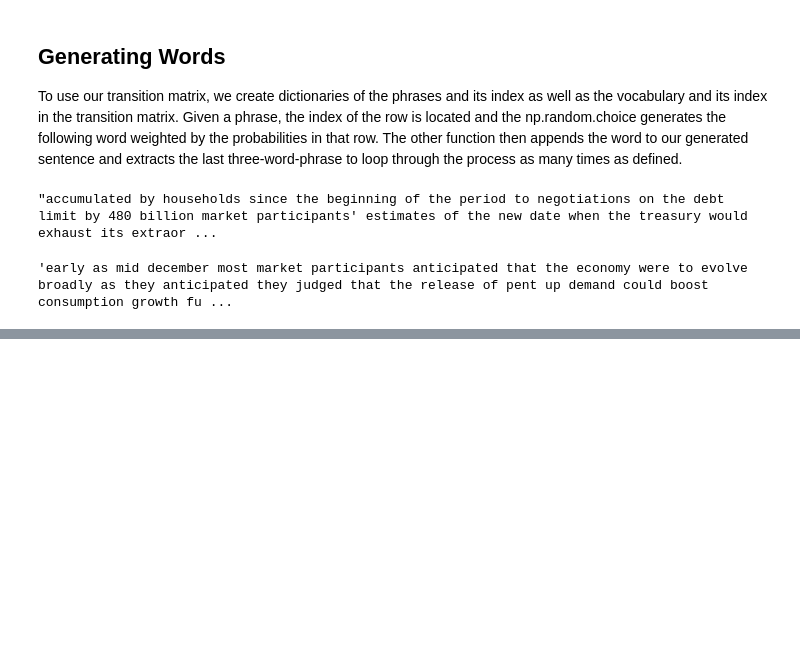
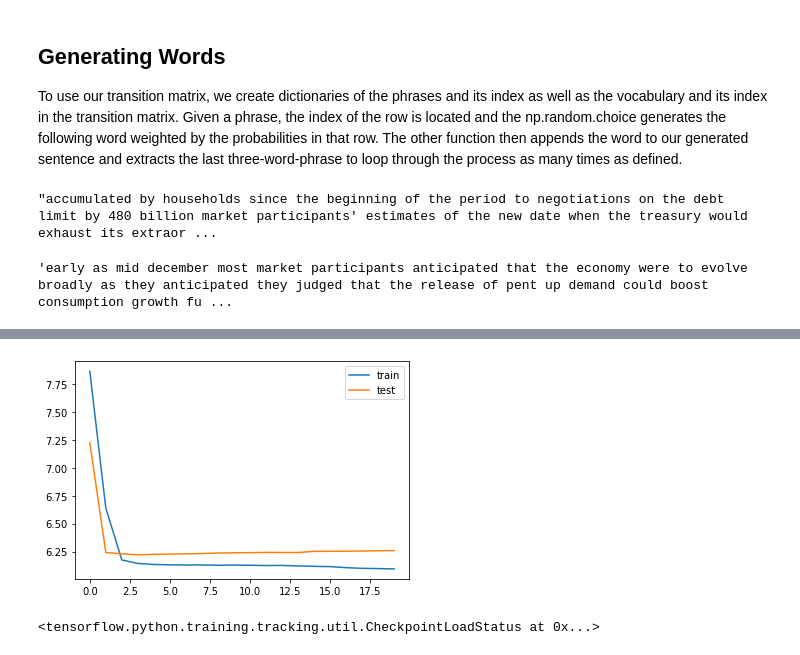
Before and after one commit to michaelmml/Word-Generation-with-Attention, a Jupyter notebook: NLGenerationMethods.ipynb, the cells around one changed output, grey strips where cells are left out. Saved outputs shown, nothing was run; the diff lists cells and outputs as text; code cells hidden in the pictures; blank space fills up the shorter version.

```diff
--- a/NLGenerationMethods.ipynb
+++ b/NLGenerationMethods.ipynb
@@ -251,0 +381,6 @@ def create_transition_matrix(self):
+# %%
+model.add(Bidirectional(LSTM(LSTM_CELLS, return_sequences=False, dropout=0.1, recurrent_dropout=0.1)))
+# %%
+model.add(Dense(num_words, activation='softmax'))
+# %%
+model.compile(optimizer='adam', loss='categorical_crossentropy', metrics=['accuracy'])
@@ -251,0 +418,17 @@ def create_transition_matrix(self):
+# %%
+history = model.fit(
+    X_train,
+    y_train,
+    epochs=EPOCHS,
+    batch_size=BATCH_SIZE,
+    verbose=VERBOSE,
+    validation_data=(X_valid, y_valid))
+# %%
+from matplotlib import pyplot
+
+pyplot.plot(history.history['loss'], label='train')
+pyplot.plot(history.history['val_loss'], label='test')
+pyplot.legend()
+pyplot.show()
+# %% [output]
+[figure, added]
@@ -251,0 +447,4 @@ def create_transition_matrix(self):
+# %%
+load_model.load_weights(root_folder+'/BiLSTMNLG')
+# %% [output]
+<tensorflow.python.training.tracking.util.CheckpointLoadStatus at 0x...>
```
Also changed, not shown: parts of 39 cells of this notebook.
